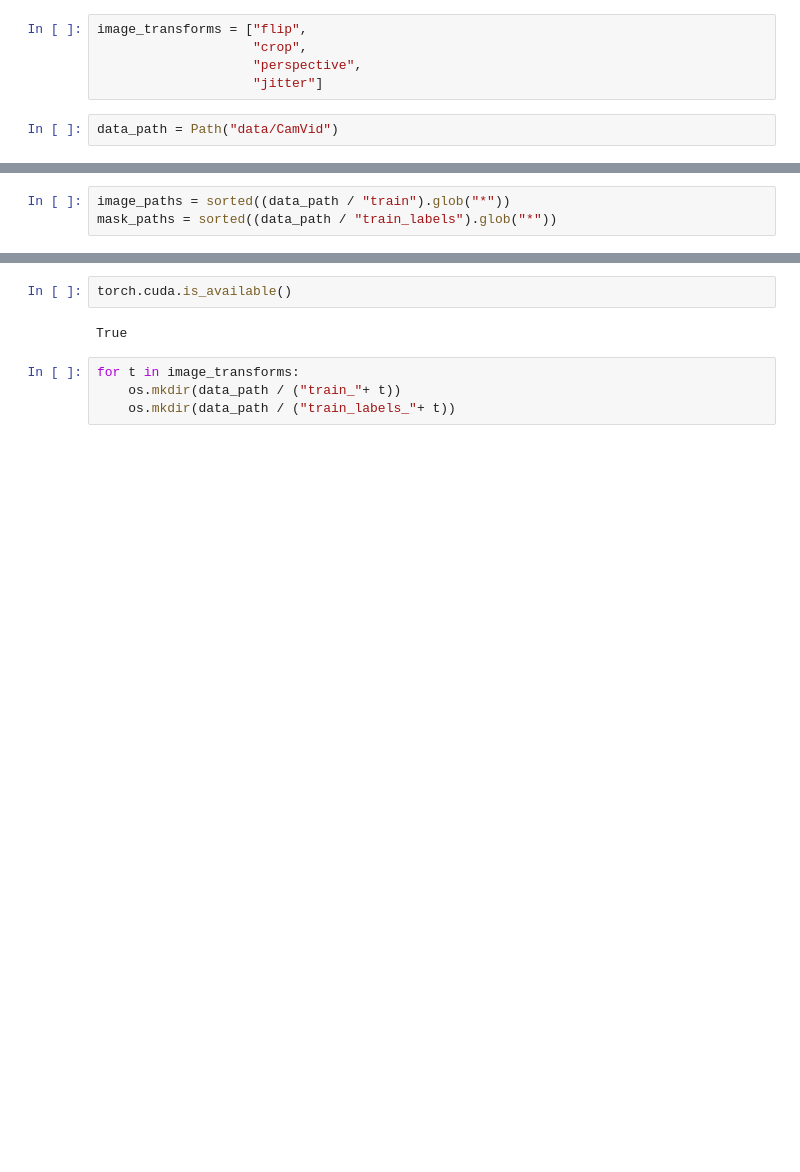
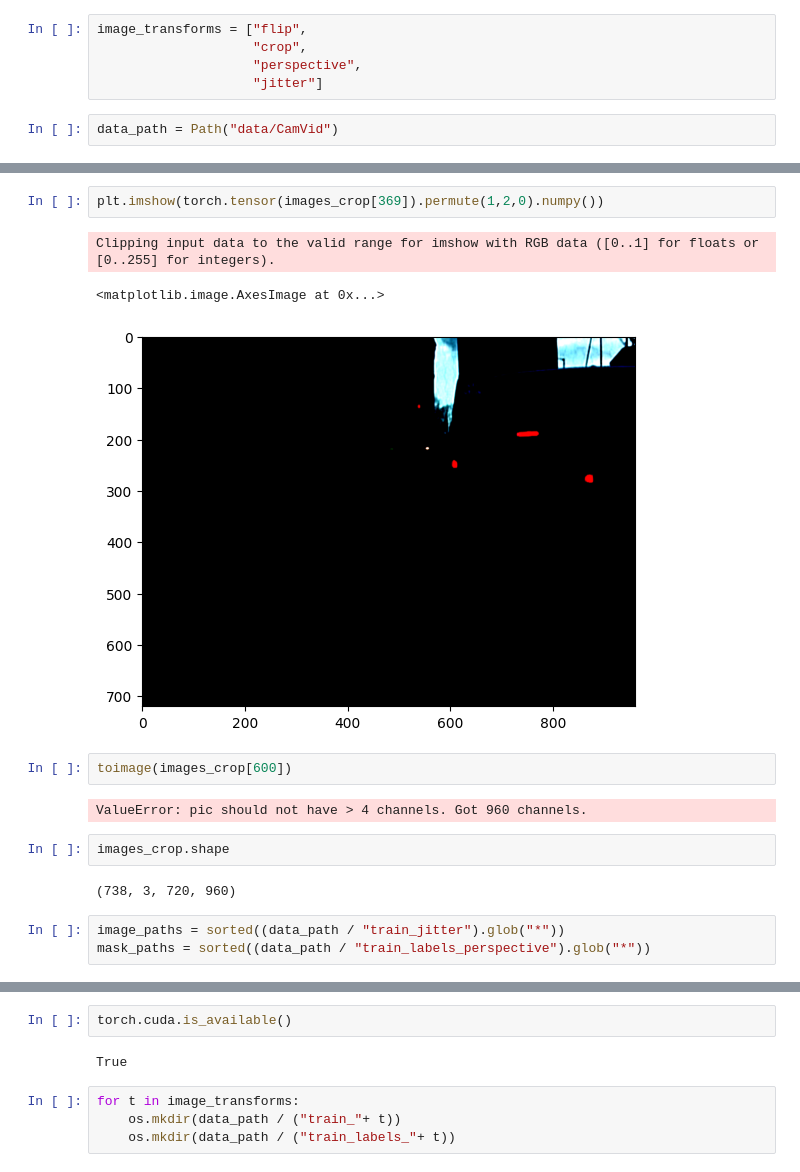
Before and after one commit to maxADeVisser/image_segmentation, a Jupyter notebook: src/TransformImages.ipynb, the cells around one changed output, grey strips where cells are left out. Cells and saved outputs as stored; diff of their text form; blank space fills up the shorter version.

```diff
--- a/src/TransformImages.ipynb
+++ b/src/TransformImages.ipynb
@@ -25,3 +76,17 @@ data_path = Path("data/CamVid")
+# %%
+plt.imshow(torch.tensor(images_crop[369]).permute(1,2,0).numpy())
+# %% [output]
+Clipping input data to the valid range for imshow with RGB data ([0..1] for floats or [0..255] for integers).
+<matplotlib.image.AxesImage at 0x...>
+[figure, added]
+# %%
+toimage(images_crop[600])
+# %% [output]
+ValueError: pic should not have > 4 channels. Got 960 channels.
+# %%
+images_crop.shape
+# %% [output]
+(738, 3, 720, 960)
 # %%
-image_paths = sorted((data_path / "train").glob("*"))
-mask_paths = sorted((data_path / "train_labels").glob("*"))
+image_paths = sorted((data_path / "train_jitter").glob("*"))
+mask_paths = sorted((data_path / "train_labels_perspective").glob("*"))
```
Also changed, not shown: parts of 34 cells of this notebook, 1 other file.
